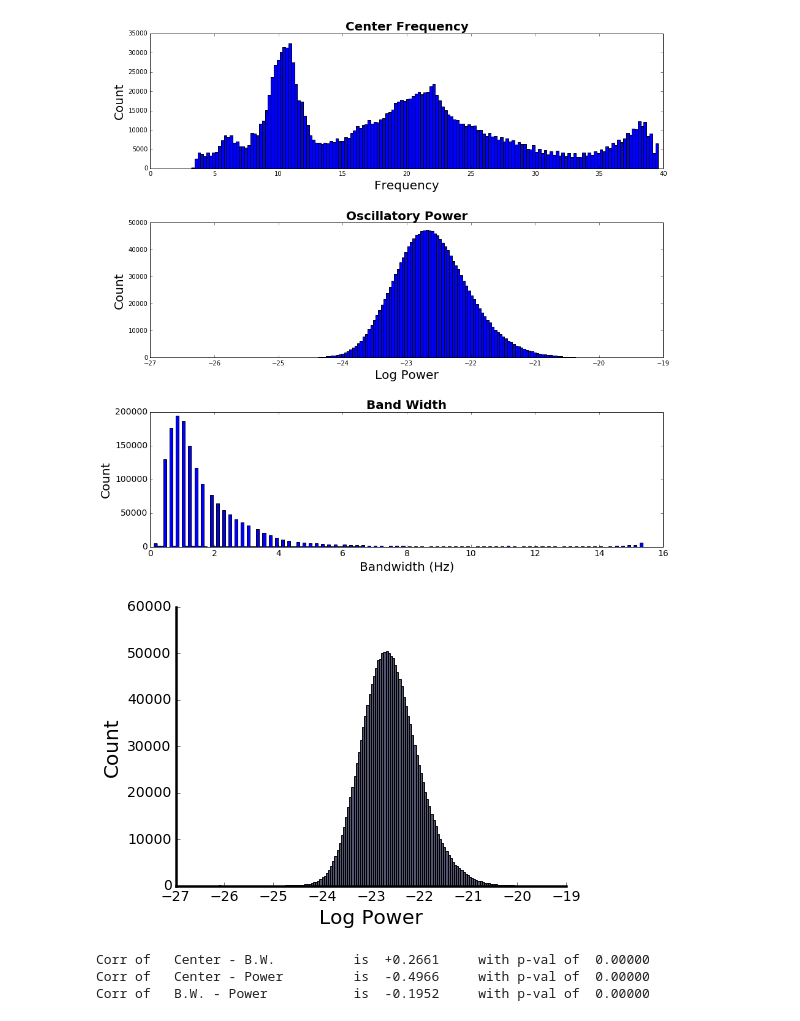
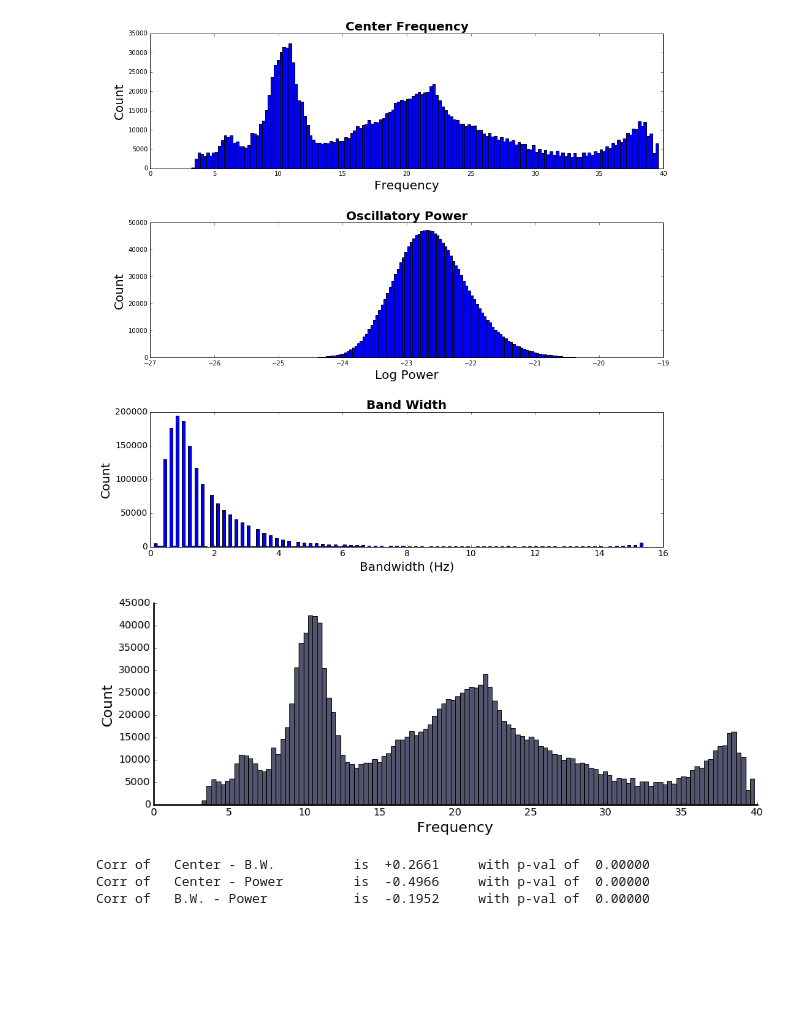
Before and after one commit to voytekresearch/omapping, a Jupyter notebook: OM-Analysis.ipynb, the cells around one changed output. Cells and saved outputs as stored; diff of their text form; code cells hidden in the pictures; blank space fills up the shorter version.

```diff
--- a/OM-Analysis.ipynb
+++ b/OM-Analysis.ipynb
@@ -23,7 +23,7 @@ from om.md_plts import *                # Import plots for Meg-Data
 # %%
 # Set database object - choose which data to use
 # The database object is a basic class that stores all paths for the project
-db = OMDB('OMEGA')
+db = OMDB('both')
 # %%
 # Check what data is available
 sub_nums, source = db.check_dat_files('foof')
@@ -171,9 +171,9 @@ Number of oscillations found across the whole group: 1633676
 [figure]
 # %%
 # Plot a single oscillation parameter at a time
-plot_all_oscs_single(meg_group.powers_all, 1, meg_group.title, n_bins=150, size=(7, 5), save_out=True)
+plot_all_oscs_single(meg_group.centers_all, 0, meg_group.title, n_bins=120, size=(15, 5), save_out=True)
 # %% [output]
-[figure, old version]
+[figure, new version]
 # %%
 # Calculate correlations between oscillatory parameters
 gr_osc_param_corrs = meg_group.calc_osc_param_corrs()
```
Also changed, not shown: parts of 5 cells of this notebook, 1 other file.
